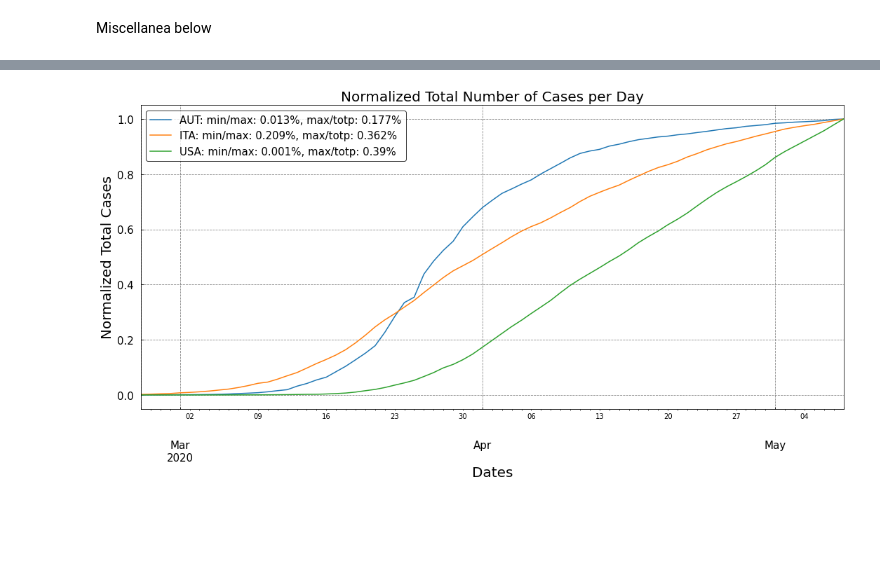
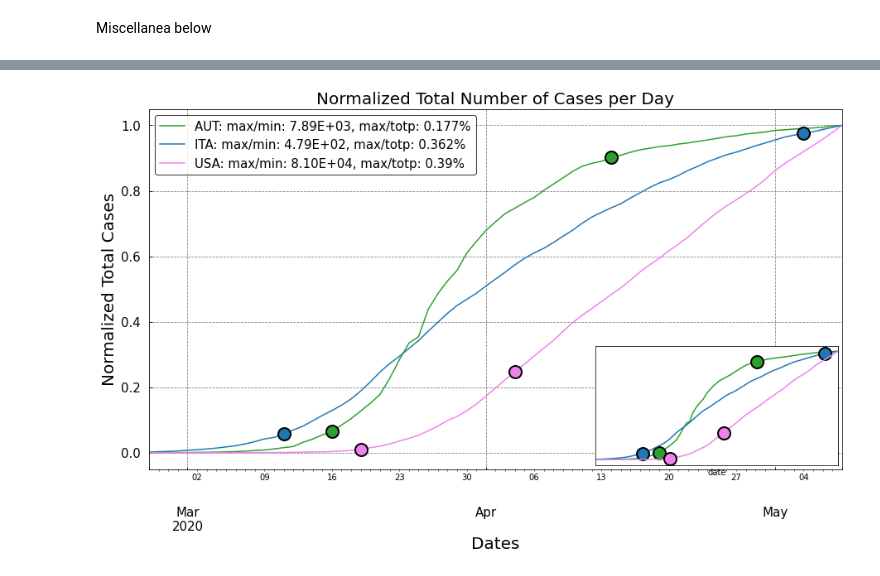
Before and after one commit to RMilock/ComplexSpread, a Jupyter notebook: CSSE_JHU/data_viz.ipynb, the cells around one changed output, grey strips where cells are left out. Saved outputs shown, nothing was run; the diff lists cells and outputs as text; code cells hidden in the pictures; blank space fills up the shorter version.

Commit message:
add lock down dates and inset_axes

```diff
--- a/CSSE_JHU/data_viz.ipynb
+++ b/CSSE_JHU/data_viz.ipynb
@@ -3,14 +3,22 @@ import pandas as pd
 data_url = "https://raw.githubusercontent.com/owid/covid-19-data/master/public/data/owid-covid-data.csv"
 df = pd.read_csv(data_url)#.fillna(0).set_index("date")
 # %%
-df = df.fillna(0).set_index("date")
-df.index = pd.to_datetime(df.index)
-dg = df[["iso_code","new_cases", "total_cases"]]
+dff = df.fillna(0).set_index("date")
+dff.index = pd.to_datetime(dff.index)
+dg = dff[["iso_code","new_cases", "total_cases"]]
 dh = dg[dg["iso_code"].isin(("AUT","USA","ITA"))]
-#dg[dg["iso_code"]=="USA"]
 
 def rhu(n, decimals=0):
     import math
     multiplier = 10 ** decimals
     return math.floor(n*multiplier + 0.5) / multiplier
+
+ld_dates = ["2020-03-16","2020-03-25"]
+dq = dh[dh.index.isin(ld_dates)]
+dq[dq["iso_code"].isin(["AUT"])]
+
+dates_in_pd = [x for x in dq.index.tolist() if x in pd.to_datetime(ld_dates)]
+print(f'ld_dates: {ld_dates}',f'dates_in_pd: {dates_in_pd}', dq.index.tolist())
+
+#dh[dh["iso_code"].isin(("AUT","USA")).index == "2020-02-25"]
 # %% [output]
@@ -31,33 +26,58 @@ def rhu(n, decimals=0):
 # %% [markdown]
 Miscellanea below
 # %%
-states = ["AUT","ITA","USA"]; N_states = [int(8.9*1e6), 6*1e7, int(3.32*1e8)]
-def pdstates(state, ax, N):
+from mpl_toolkits.axes_grid.inset_locator import inset_axes
+states = ["AUT","ITA","USA"]; N_states = [int(8.9*1e6), 6*1e7, int(3.32*1e8)];
+ld_dates = [["2020-03-16","2020-04-14"], ["2020-03-11","2020-05-04"], ["2020-03-19","2020-04-04"]]
+colors = ["tab:green", "tab:blue", "violet"]
+def pdstates(state, ax, N, ld_date, color):
+    ld_date = pd.to_datetime(ld_date)
     df = dh[dh["iso_code"]==state]
-    start_date = "2020-02-25"; end_date = "2020-05-08"
+    start_date = "2020-02-25"; end_date = "2020-05-08" #2020-03-10 to find 1 --> 1000; 2020-03-25 linearity
     mask = (df.index > start_date) & (df.index <= end_date)
     df = df.loc[mask]
     #dfstat["MA_dni_"+state] = dfstat["new_cases"].rolling(window = 7).mean()
     #dfstat["MA_dni_"+state].plot(ax = axs, label = state)
+    ld_totcases = df[df.index.isin(ld_date)]["total_cases"]
     maxst = df.iloc[:,-2:].max()["total_cases"]
     minst = df["total_cases"][0]
     #https://sdw.ecb.europa.eu/quickview.do?SERIES_KEY=139.AME.A.AUT.1.0.0.0.ZUTN&periodSortOrder=ASC
     df = df.iloc[:,-2:].apply(lambda x: x/ x.max(), axis=0)
-    print(f'N: {N}',f'min{state}: {minst}', f'max{state}: {maxst}', f'minst/maxst: {minst/maxst}',{minst/maxst}, f'maxst/N: {maxst/N}',)
-    df["total_cases"].plot(ax = axs, label = f"{state}: min/max: {rhu(minst/maxst*100,3)}%, max/totp: {rhu(maxst/N*100,3)}%")
+    print(f'N: {N}',f'min{state}: {minst}', f'max{state}: {maxst}', f'minst/maxst: {minst/maxst}',{minst/maxst}, f'maxst/N: {maxst/N}',f'ld_totcases: {ld_totcases}',)
+    df["total_cases"].plot(ax = ax, label = f"{state}: max/min: {rhu(maxst/minst,3):.2E}, max/totp: {rhu(maxst/N*100,3)}%", color = color, )
+
+    ld_date = [x for x in df.index.tolist() if x in pd.to_datetime(ld_date)]
+    ld_totcases = df[df.index.isin(ld_date)]["total_cases"]
+    ax.plot(ld_date, ld_totcases, marker = "o", ms = 15, mec = "k", mew = 2, color = color, lw = 0)
+    return start_date
+
+
 
 import matplotlib.pylab as plt
 fig, axs = plt.subplots(figsize=(15, 8))
-for state, n in zip(states, N_states):
-    pdstates(state, ax = axs, N = n)
-plt.grid(color = "grey", ls = "--")
-plt.xlabel("Dates", fontsize = 20); plt.ylabel("Normalized Total Cases", fontsize = 20);
-plt.title("Normalized Total Number of Cases per Day", fontsize = 20)
-plt.tick_params(axis = "both", labelsize = 15, direction="in", pad=10)
+for state, n, ld_date, color in zip(states, N_states, ld_dates, colors):
+    start_date = pdstates(state, ax = axs, N = n, ld_date = ld_date, color = color)
+inset_axes = inset_axes(axs,
+            width="35%", # width = 30% of parent_bbox
+            height=2, # height : 1 inch
+            loc="lower right")
 
-#plt.xticks(fontsize=10)
-plt.tight_layout()
-plt.legend(prop = {"size":15}, edgecolor = "k")
+for state, n, ld_date, color in zip(states, N_states, ld_dates, colors):
+    start_date = pdstates(state, ax = inset_axes, N = n, ld_date = ld_date, color = color)
+
+
+axs.grid(color = "grey", ls = "--")
+axs.set_xlabel("Dates", fontsize = 20); axs.set_ylabel("Normalized Total Cases", fontsize = 20);
+axs.set_title("Normalized Total Number of Cases per Day", fontsize = 20)
+axs.tick_params(axis = "both", labelsize = 15, direction="in", pad=10)
+
+inset_axes.set_yticks([])
+inset_axes.set_xticks([], minor = True)
+inset_axes.set_xticks([])
+
+inset_axes.set_xticklabels([])
+
+axs.legend(prop = {"size":15}, edgecolor = "k")
 path_string = "/home/hal21/MEGAsync/Tour_Physics2.0/Thesis/NetSciThesis/Project/ComplexSpread/LateX/images/Introduction"
-plt.savefig(f"{path_string}/COVID-RealStates.png", format="png", dpi=200)
+plt.savefig(f"{path_string}/COVID-RealStates_{start_date}.png", format="png", dpi=200)
 # %% [output]
@@ -67 +101 @@ N: 332000000 minUSA: 16.0 maxUSA: 1295396.0 minst/maxst: 1.2351435391185398e-05
-[figure, old version]
+[figure, new version]
```
Also changed, not shown: parts of 2 cells of this notebook.
